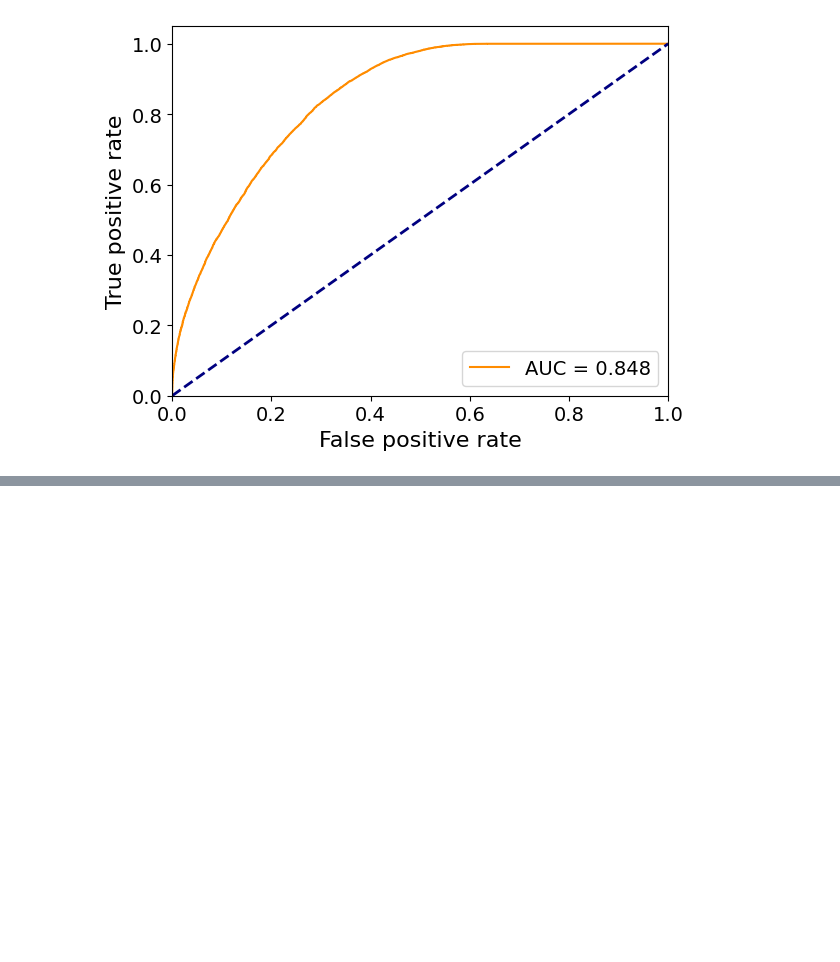
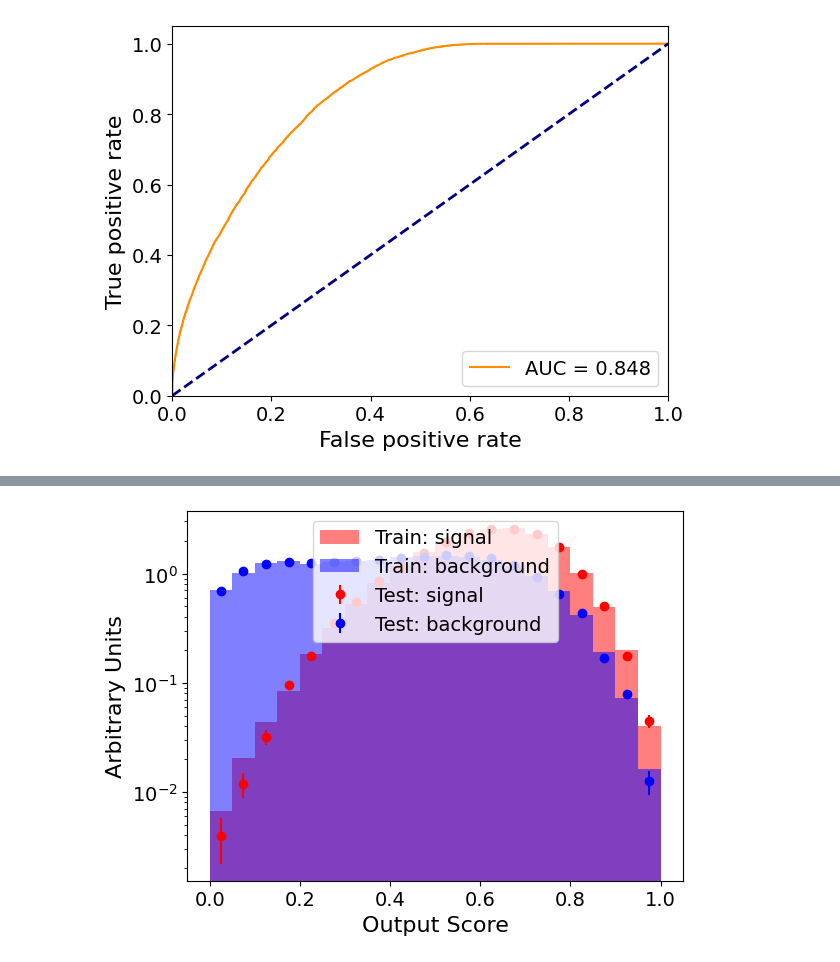
Before and after one commit to scipp-atlas/cabin-notebooks, a Jupyter notebook: FullyConnected-SUSY.ipynb, the cells around one changed output, grey strips where cells are left out. Saved outputs shown, nothing was run; the diff lists cells and outputs as text; code cells hidden in the pictures; blank space fills up the shorter version.

```diff
--- a/FullyConnected-SUSY.ipynb
+++ b/FullyConnected-SUSY.ipynb
@@ -368,0 +409,9 @@ Output threshold for 95.0% efficiency if trained on noisy data: 0.35773739218711
+# %%
+simplenet.eval() # configure the model for evaluation (testing)
+y_pred_test = simplenet(x_test_tensor).detach().cpu()
+y_pred_train= simplenet(x_train_tensor).detach().cpu()
+
+LCU.plot_classifier_output(y_train, y_pred_train, y_test, y_pred_test, nbins=20, range=(0,1))
+plt.savefig("scores_simpleFC_dummy.pdf")
+# %% [output]
+[figure, added]
```
Also changed, not shown: parts of 14 cells of this notebook.
